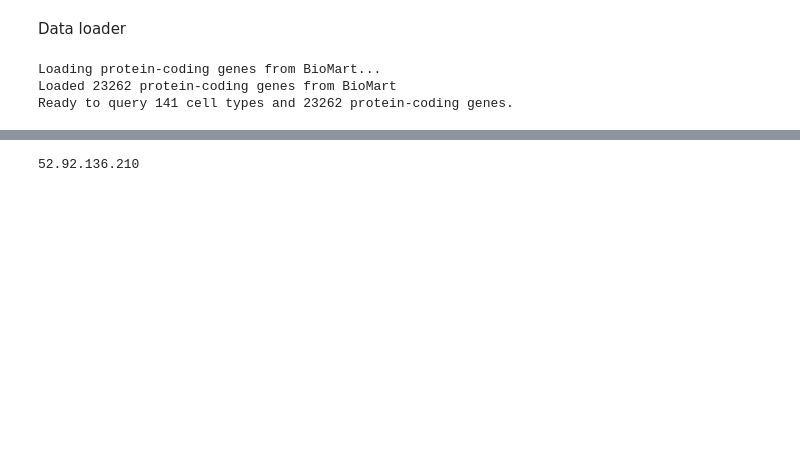
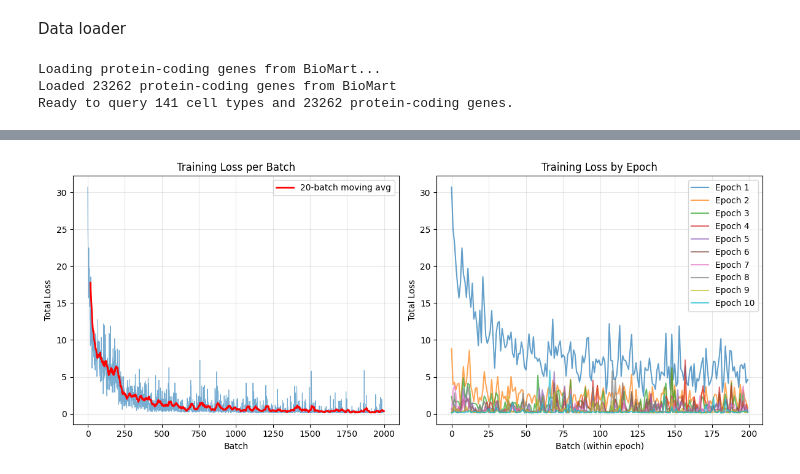
Before and after one commit to welch-lab/McCells, a Jupyter notebook: train_blood_cell.ipynb, the cells around one changed output, grey strips where cells are left out. Cells and saved outputs as stored; diff of their text form; code cells hidden in the pictures; blank space fills up the shorter version.

Commit message:
75% training run

```diff
--- a/train_blood_cell.ipynb
+++ b/train_blood_cell.ipynb
@@ -150,5 +160,5 @@ Using device: cpu
 # %%
-num_epochs = 2
+num_epochs = 10
 batches_per_epoch = 200
 batch_loss_history = []
 
@@ -186,5 +214,47 @@ print('\nFinished Training.')
-# %%
-import socket
-print(socket.gethostbyname("cellxgene-census-public-us-west-2.s3.us-west-2.amazonaws.com"))
-# %% [output]
-52.92.136.210
+# %%
+import matplotlib.pyplot as plt
+import numpy as np
+
+# --- Plot Training Loss ---
+plt.figure(figsize=(12, 5))
+
+plt.subplot(1, 2, 1)
+plt.plot(batch_loss_history, alpha=0.6, linewidth=0.8)
+plt.xlabel('Batch')
+plt.ylabel('Total Loss')
+plt.title('Training Loss per Batch')
+plt.grid(True, alpha=0.3)
+
+# Moving average for smoother trend
+window_size = 20
+if len(batch_loss_history) >= window_size:
+    moving_avg = np.convolve(batch_loss_history, np.ones(window_size)/window_size, mode='valid')
+    plt.plot(range(window_size-1, len(batch_loss_history)), moving_avg,
+             color='red', linewidth=2, label=f'{window_size}-batch moving avg')
+    plt.legend()
+
+plt.subplot(1, 2, 2)
+# Plot loss by epoch (if multiple epochs)
+if num_epochs > 1:
+    epoch_losses = [batch_loss_history[i*batches_per_epoch:(i+1)*batches_per_epoch]
+                   for i in range(num_epochs)]
+    for i, losses in enumerate(epoch_losses):
+        plt.plot(losses, label=f'Epoch {i+1}', alpha=0.7)
+    plt.xlabel('Batch (within epoch)')
+    plt.ylabel('Total Loss')
+    plt.title('Training Loss by Epoch')
+    plt.legend()
+    plt.grid(True, alpha=0.3)
+else:
+    plt.text(0.5, 0.5, 'Run multiple epochs\nto see comparison',
+             ha='center', va='center', transform=plt.gca().transAxes)
+
+plt.tight_layout()
+plt.show()
+
+print(f"\nTraining Summary:")
+print(f"  Initial loss: {batch_loss_history[0]:.4f}")
+print(f"  Final loss: {batch_loss_history[-1]:.4f}")
+print(f"  Loss reduction: {(1 - batch_loss_history[-1]/batch_loss_history[0])*100:.1f}%")
+# %% [output]
+[figure, added]
```
Also changed, not shown: parts of 6 cells of this notebook.
